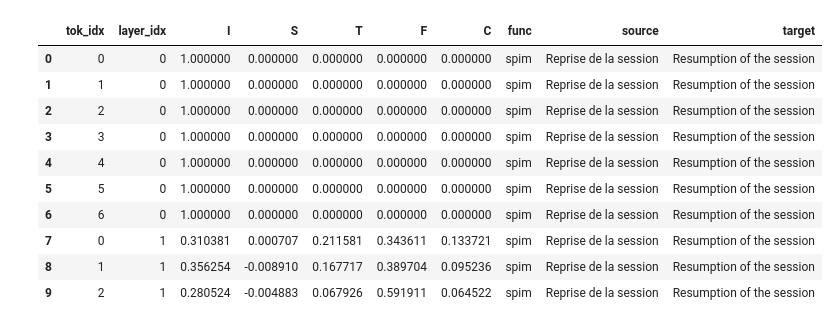
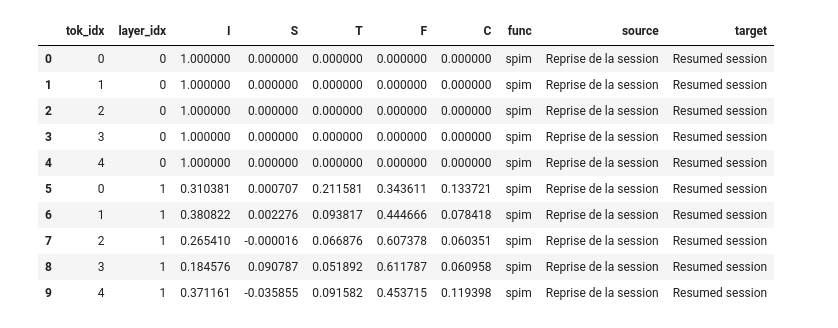
Before and after one commit to TimotheeMickus/seq2seq-splat, a Jupyter notebook: notebooks/vizs.ipynb, the cells around one changed output. Cells and saved outputs as stored; diff of their text form; code cells hidden in the pictures.

```diff
--- a/notebooks/vizs.ipynb
+++ b/notebooks/vizs.ipynb
@@ -5,16 +6,16 @@ pd.set_option('mode.chained_assignment',None)
 # %%
-df = pd.read_csv('../spims-dump.csv')
-df.head(10)
+df_preds = pd.read_csv('../spims-dump.pred.csv')
+df_preds.head(10)
 # %% [output]
 |  | tok_idx | layer_idx | I | S | T | F | C | func | source | target |
-| 0 | 0 | 0 | 1.000000 | 0.000000 | 0.000000 | 0.000000 | 0.000000 | spim | Reprise de la session | Resumption of the session |
-| 1 | 1 | 0 | 1.000000 | 0.000000 | 0.000000 | 0.000000 | 0.000000 | spim | Reprise de la session | Resumption of the session |
-| 2 | 2 | 0 | 1.000000 | 0.000000 | 0.000000 | 0.000000 | 0.000000 | spim | Reprise de la session | Resumption of the session |
-| 3 | 3 | 0 | 1.000000 | 0.000000 | 0.000000 | 0.000000 | 0.000000 | spim | Reprise de la session | Resumption of the session |
-| 4 | 4 | 0 | 1.000000 | 0.000000 | 0.000000 | 0.000000 | 0.000000 | spim | Reprise de la session | Resumption of the session |
-| 5 | 5 | 0 | 1.000000 | 0.000000 | 0.000000 | 0.000000 | 0.000000 | spim | Reprise de la session | Resumption of the session |
-| 6 | 6 | 0 | 1.000000 | 0.000000 | 0.000000 | 0.000000 | 0.000000 | spim | Reprise de la session | Resumption of the session |
-| 7 | 0 | 1 | 0.310381 | 0.000707 | 0.211581 | 0.343611 | 0.133721 | spim | Reprise de la session | Resumption of the session |
-| 8 | 1 | 1 | 0.356254 | -0.008910 | 0.167717 | 0.389704 | 0.095236 | spim | Reprise de la session | Resumption of the session |
-| 9 | 2 | 1 | 0.280524 | -0.004883 | 0.067926 | 0.591911 | 0.064522 | spim | Reprise de la session | Resumption of the session |
+| 0 | 0 | 0 | 1.000000 | 0.000000 | 0.000000 | 0.000000 | 0.000000 | spim | Reprise de la session | Resumed session |
+| 1 | 1 | 0 | 1.000000 | 0.000000 | 0.000000 | 0.000000 | 0.000000 | spim | Reprise de la session | Resumed session |
+| 2 | 2 | 0 | 1.000000 | 0.000000 | 0.000000 | 0.000000 | 0.000000 | spim | Reprise de la session | Resumed session |
+| 3 | 3 | 0 | 1.000000 | 0.000000 | 0.000000 | 0.000000 | 0.000000 | spim | Reprise de la session | Resumed session |
+| 4 | 4 | 0 | 1.000000 | 0.000000 | 0.000000 | 0.000000 | 0.000000 | spim | Reprise de la session | Resumed session |
+| 5 | 0 | 1 | 0.310381 | 0.000707 | 0.211581 | 0.343611 | 0.133721 | spim | Reprise de la session | Resumed session |
+| 6 | 1 | 1 | 0.380822 | 0.002276 | 0.093817 | 0.444666 | 0.078418 | spim | Reprise de la session | Resumed session |
+| 7 | 2 | 1 | 0.265410 | -0.000016 | 0.066876 | 0.607378 | 0.060351 | spim | Reprise de la session | Resumed session |
+| 8 | 3 | 1 | 0.184576 | 0.090787 | 0.051892 | 0.611787 | 0.060958 | spim | Reprise de la session | Resumed session |
+| 9 | 4 | 1 | 0.371161 | -0.035855 | 0.091582 | 0.453715 | 0.119398 | spim | Reprise de la session | Resumed session |
 # %%
```
Also changed, not shown: parts of 12 cells of this notebook.
